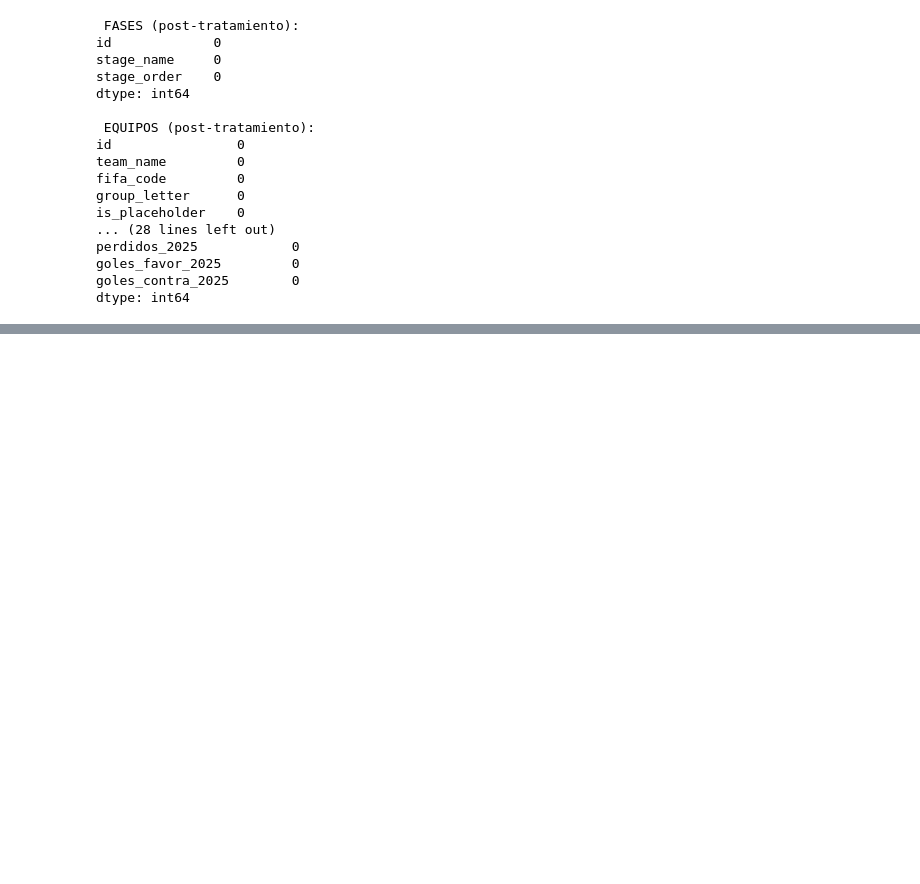
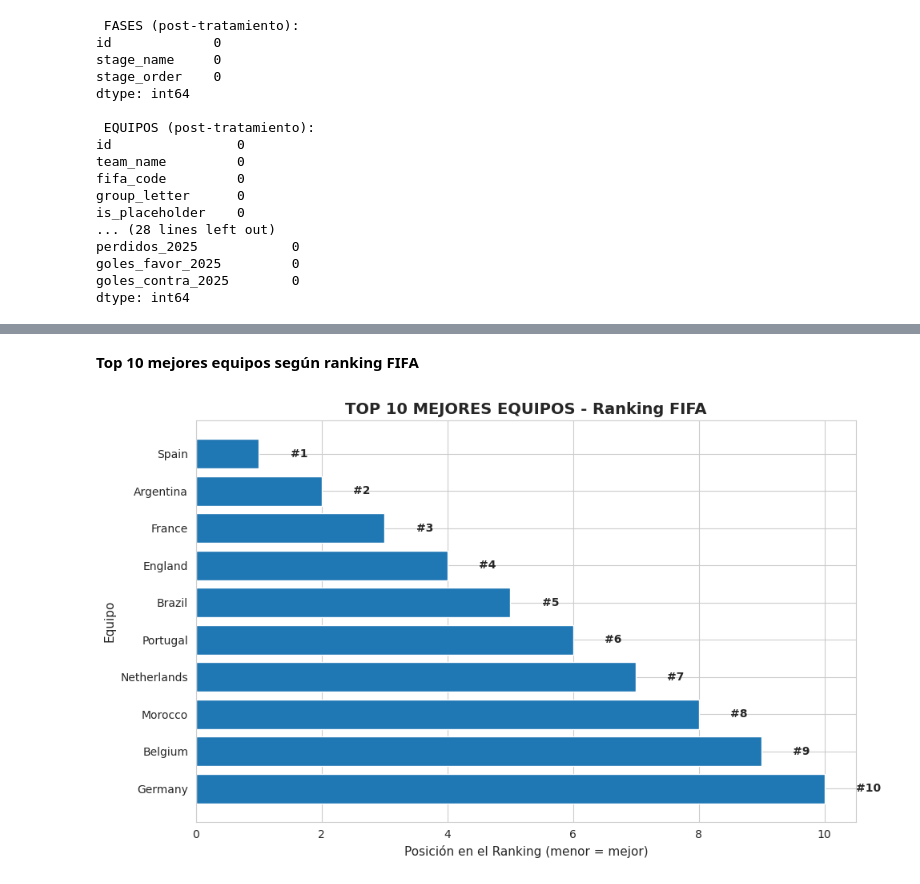
Before and after one commit to ddopazo92/Introduccion_datascience_diego_dopazo, a Jupyter notebook: PROYECTO-DOPAZODIEGO.ipynb, the cells around one changed output, grey strips where cells are left out. Drawn from its saved outputs; the diff is of its cells as text; code cells hidden in the pictures; blank space fills up the shorter version.

```diff
--- a/PROYECTO-DOPAZODIEGO.ipynb
+++ b/PROYECTO-DOPAZODIEGO.ipynb
@@ -377,0 +410,23 @@ dtype: int64
+# %% [markdown]
+**Top 10 mejores equipos según ranking FIFA**
+# %%
+# Obtener Top 10 (menor número = mejor ranking)
+top10 = df_stats_equipos.dropna(subset=['ranking_fifa']).nsmallest(10, 'ranking_fifa').sort_values('ranking_fifa', ascending=False)
+
+# Crear gráfico de barras horizontales
+plt.figure(figsize=(10, 6))
+barras = plt.barh(top10['team'], top10['ranking_fifa'], color='#1f77b4')
+
+# Personalizar
+plt.title('TOP 10 MEJORES EQUIPOS - Ranking FIFA', fontsize=14, fontweight='bold')
+plt.xlabel('Posición en el Ranking (menor = mejor)', fontsize=11)
+plt.ylabel('Equipo', fontsize=11)
+
+# Agregar etiquetas con el número de ranking
+for i, (index, row) in enumerate(top10.iterrows()):
+    plt.text(row['ranking_fifa'] + 0.5, i, f'#{int(row["ranking_fifa"])}', va='center', fontweight='bold')
+
+plt.tight_layout()
+plt.show()
+# %% [output]
+[figure, added]
```
Also changed, not shown: parts of 13 cells of this notebook.
